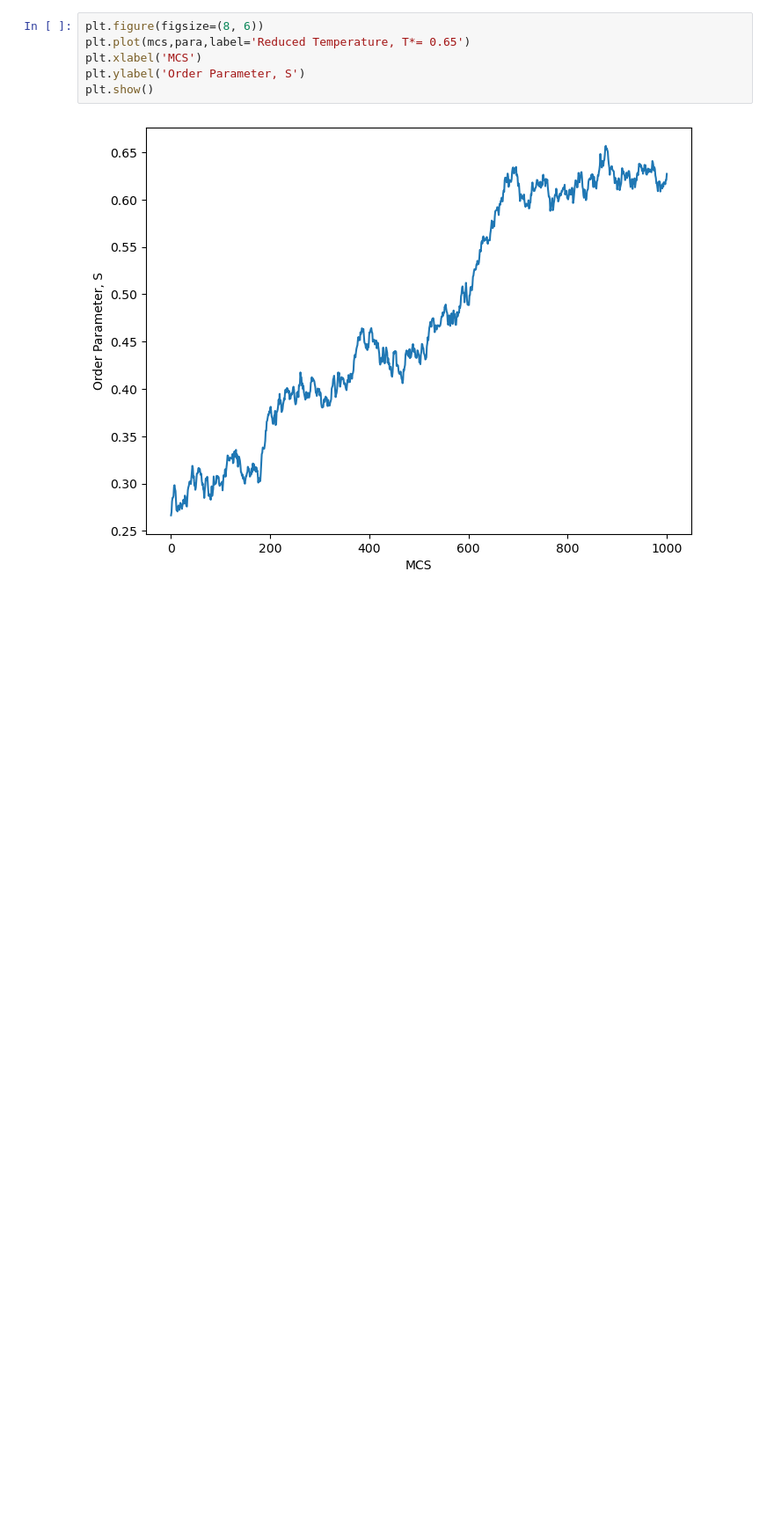
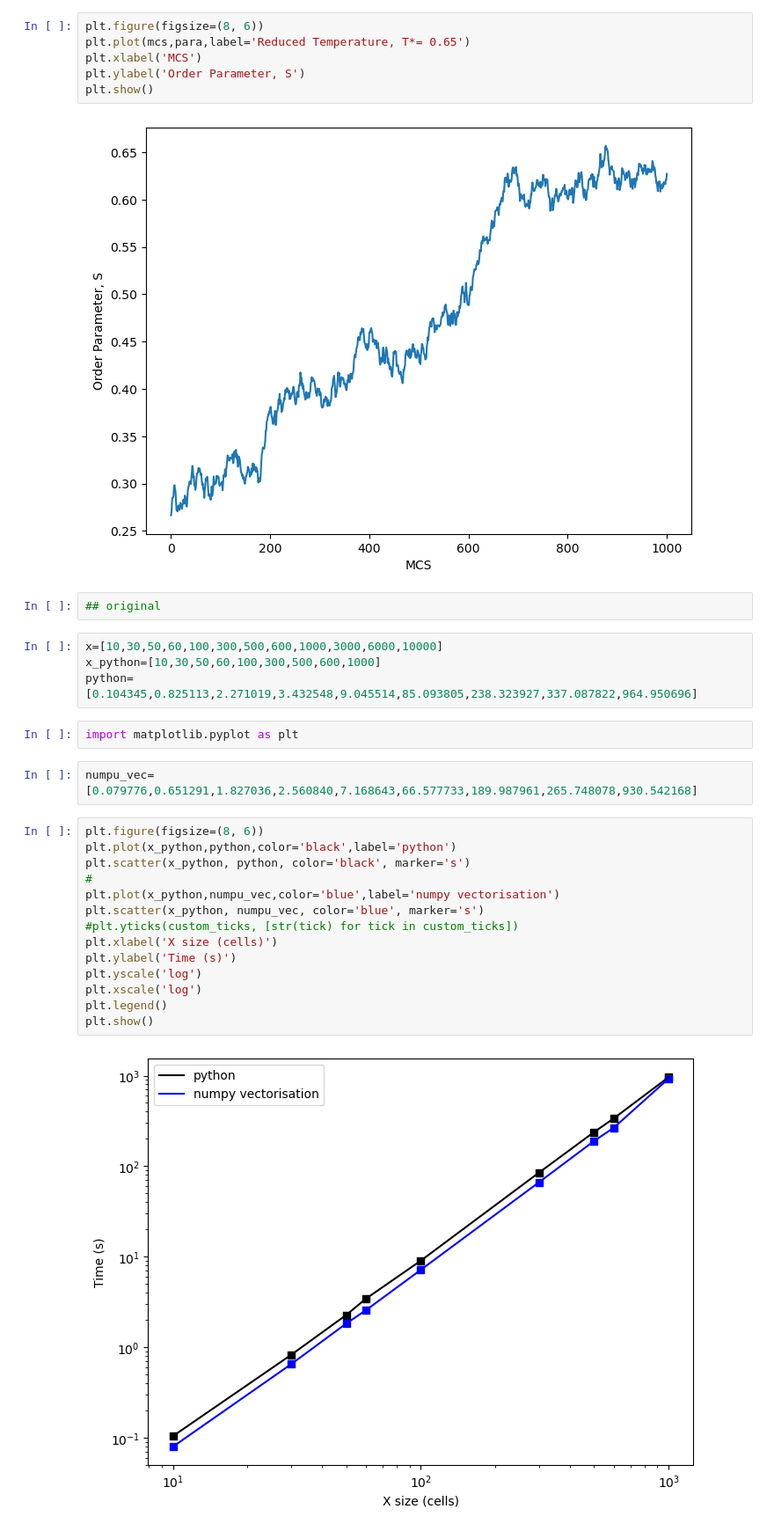
Before and after one commit to yujuan11/seproject1, a Jupyter notebook: plotfigures.ipynb, the cells around one changed output. Shown at 88% size. Cells and saved outputs as stored; diff of their text form; blank space fills up the shorter version.

```diff
--- a/plotfigures.ipynb
+++ b/plotfigures.ipynb
@@ -51,3 +51,29 @@ plt.ylabel('Order Parameter, S')
 plt.show()
 # %% [output]
 [figure]
+# %%
+## original
+# %%
+x=[10,30,50,60,100,300,500,600,1000,3000,6000,10000]
+x_python=[10,30,50,60,100,300,500,600,1000]
+python=[0.104345,0.825113,2.271019,3.432548,9.045514,85.093805,238.323927,337.087822,964.950696]
+# %%
+import matplotlib.pyplot as plt
+# %%
+numpu_vec=[0.079776,0.651291,1.827036,2.560840,7.168643,66.577733,189.987961,265.748078,930.542168]
+# %%
+plt.figure(figsize=(8, 6))
+plt.plot(x_python,python,color='black',label='python')
+plt.scatter(x_python, python, color='black', marker='s')
+#
+plt.plot(x_python,numpu_vec,color='blue',label='numpy vectorisation')
+plt.scatter(x_python, numpu_vec, color='blue', marker='s')
+#plt.yticks(custom_ticks, [str(tick) for tick in custom_ticks])
+plt.xlabel('X size (cells)')
+plt.ylabel('Time (s)')
+plt.yscale('log')
+plt.xscale('log')
+plt.legend()
+plt.show()
+# %% [output]
+[figure, added]
```
Also changed, not shown: parts of 6 cells of this notebook, 3 other files.
